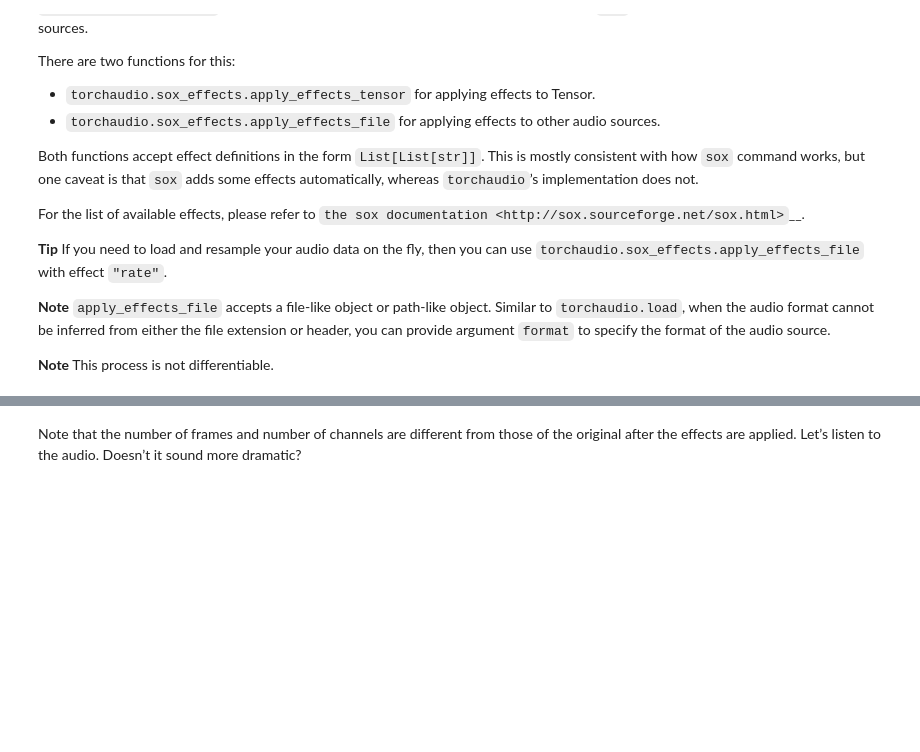
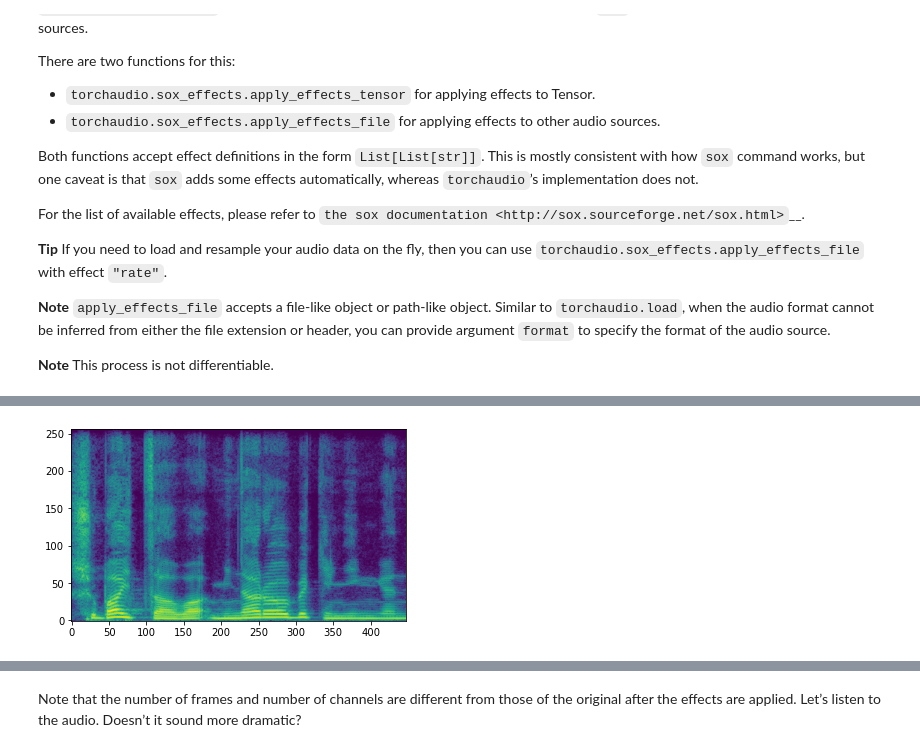
Before and after one commit to stealthinu/MMVC_Trainer, a Jupyter notebook: notebook/audio_data_augmentation_test.ipynb, the cells around one changed output, grey strips where cells are left out. Drawn from its saved outputs; the diff is of its cells as text; code cells hidden in the pictures; blank space fills up the shorter version.

```diff
--- a/notebook/audio_data_augmentation_test.ipynb
+++ b/notebook/audio_data_augmentation_test.ipynb
@@ -275,0 +321,89 @@ random.uniform(-10, 10)
+# %%
+audio_frames = audio.unfold(1, 8192, 8192)
+audio_width = audio.size()[1]
+padded_audio = torch.zeros(1, audio_width + 256) # 前の win_length / 2 ぶん増やす
+padded_audio[:,256:] = audio
+ol_audio_frames = padded_audio.unfold(1, 8192+512, 8192) # 前後の win_length / 2 ぶん切り出す量を増やす
+spec_frames = spec.unfold(1, 64, 64).transpose(0, 1)
+
+# spec -> split (origin)
+print("spec->split")
+plt.figure()
+for i in range(0,7):
+    spec_frame = spec_frames[i]
+#    print(spec_frame)
+#    plt.subplot(1, 4, i+1)
+#    plt.imshow(spec_frame.log2().numpy(), origin='lower')
+
+cated_spec = None
+for i in range(0,7):
+    if cated_spec == None:
+        cated_spec = spec_frames[i]
+    else:
+        cated_spec = torch.cat((cated_spec, spec_frames[i]), 1)
+cated_spec = cated_spec.squeeze(0)
+print(cated_spec.size())
+plt.imshow(cated_spec.log2().numpy(), origin='lower')
+
+# split -> spec (realtime conv)
+print("split->spec")
+specs = {}
+plt.figure()
+for i in range(0,7):
+    specs[i] = spectrogram_torch(audio_frames[0][i].unsqueeze(0), 512, sampling_rate, 128, 512, center=False)
+    spec_frame = torch.squeeze(specs[i], 0)
+#    print(spec_frame)
+#    plt.subplot(1, 4, i+1)
+#    plt.imshow(spec_frame.log2().numpy(), origin='lower')
+
+cated_spec = None
+for i in range(0,7):
+    if cated_spec == None:
+        cated_spec = specs[i]
+    else:
+        cated_spec = torch.cat((cated_spec, specs[i]), 2)
+cated_spec = cated_spec.squeeze(0)
+print(cated_spec.size())
+plt.imshow(cated_spec.log2().numpy(), origin='lower')
+
+# diff
+#print("diff")
+#plt.figure()
+for i in range(0,7):
+    diff = (spec_frames[i] - torch.squeeze(specs[i], 0))
+#    print(diff)
+#    ax = plt.subplot(1, 4, i+1)
+#    plt.imshow(diff.log2().numpy(), origin='lower')
+
+# overlap split -> spec (realtime conv)
+print("overlap split->spec")
+specs = {}
+plt.figure()
+for i in range(0,7):
+    specs[i] = spectrogram_torch(ol_audio_frames[0][i].unsqueeze(0), 512, sampling_rate, 128, 512, center=False)
+    specs[i] = specs[i][:, :, 2:66] # 頭と終わりの2個づつ捨てる
+    spec_frame = torch.squeeze(specs[i], 0)
+#    print(spec_frame)
+    print(spec_frame.size())
+#    plt.subplot(1, 4, i+1)
+#    plt.imshow(spec_frame.log2().numpy(), origin='lower')
+
+cated_spec = None
+for i in range(0,7):
+    if cated_spec == None:
+        cated_spec = specs[i]
+    else:
+        cated_spec = torch.cat((cated_spec, specs[i]), 2)
+cated_spec = cated_spec.squeeze(0)
+print(cated_spec.size())
+plt.imshow(cated_spec.log2().numpy(), origin='lower')
+
+# ol diff
+print("ol diff")
+#plt.figure()
+for i in range(0,7):
+    diff = (spec_frames[i] - torch.squeeze(specs[i], 0))
+    print(diff)
+#    ax = plt.subplot(1, 4, i+1)
+#    plt.imshow(diff.log2().numpy(), origin='lower')
+# %% [output]
@@ -275,0 +427 @@ random.uniform(-10, 10)
+[figure, added]
```
Also changed, not shown: parts of 17 cells of this notebook, 2 other files.
